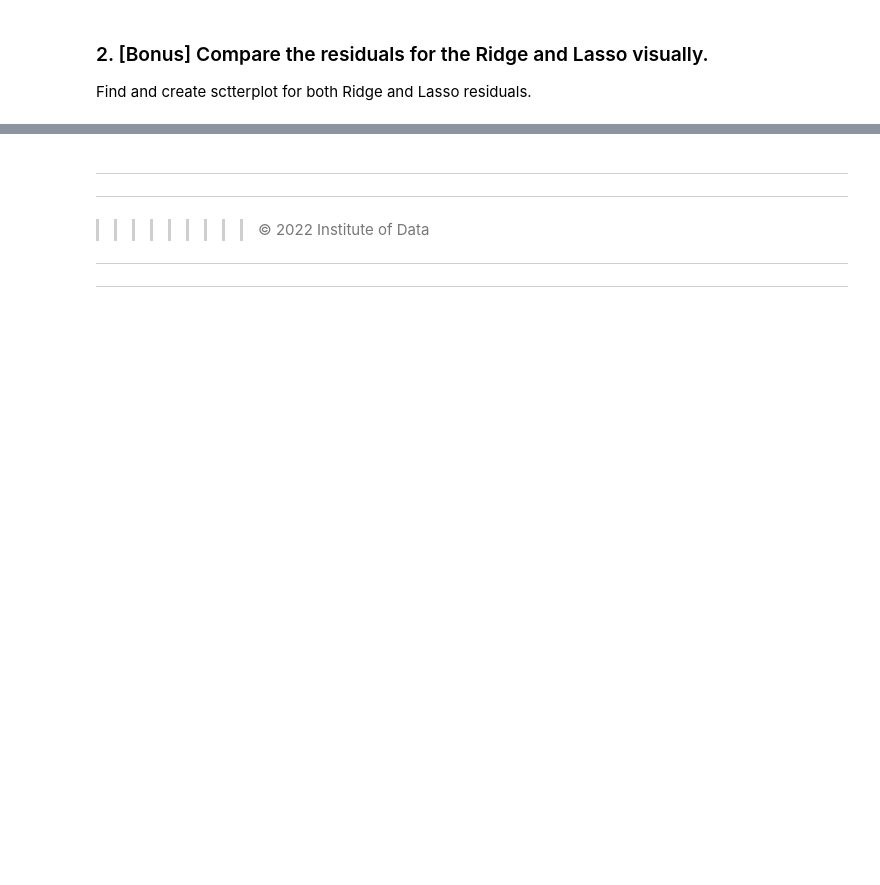
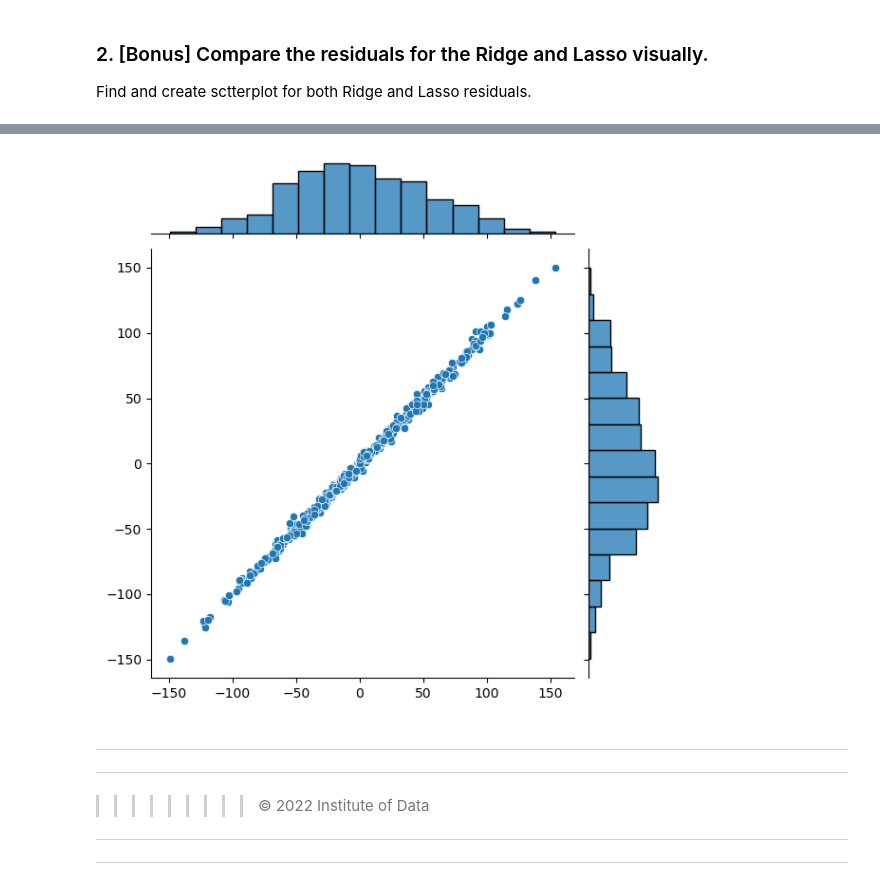
Before and after one commit to vagnerbauer/IOD_Projects, a Jupyter notebook: Module 4/Labs 4/IOD_Lab.4.4.ipynb, the cells around one changed output, grey strips where cells are left out. Drawn from its saved outputs; the diff is of its cells as text; code cells hidden in the pictures; blank space fills up the shorter version.

```diff
--- a/Module 4/Labs 4/IOD_Lab.4.4.ipynb
+++ b/Module 4/Labs 4/IOD_Lab.4.4.ipynb
@@ -248,3 +315,12 @@ Find and create sctterplot for both Ridge and Lasso residuals.
+# %%
+# model residuals:
+ridge_residual = y - ridge.predict(X)
+lasso_residual = y - lasso.predict(X)
+# %%
+# Jointplot
+sns.jointplot(x = ridge_residual, y = lasso_residual);
+# %% [output]
+[figure, added]
 # %% [markdown]
 
 
```
Also changed, not shown: parts of 17 cells of this notebook.
